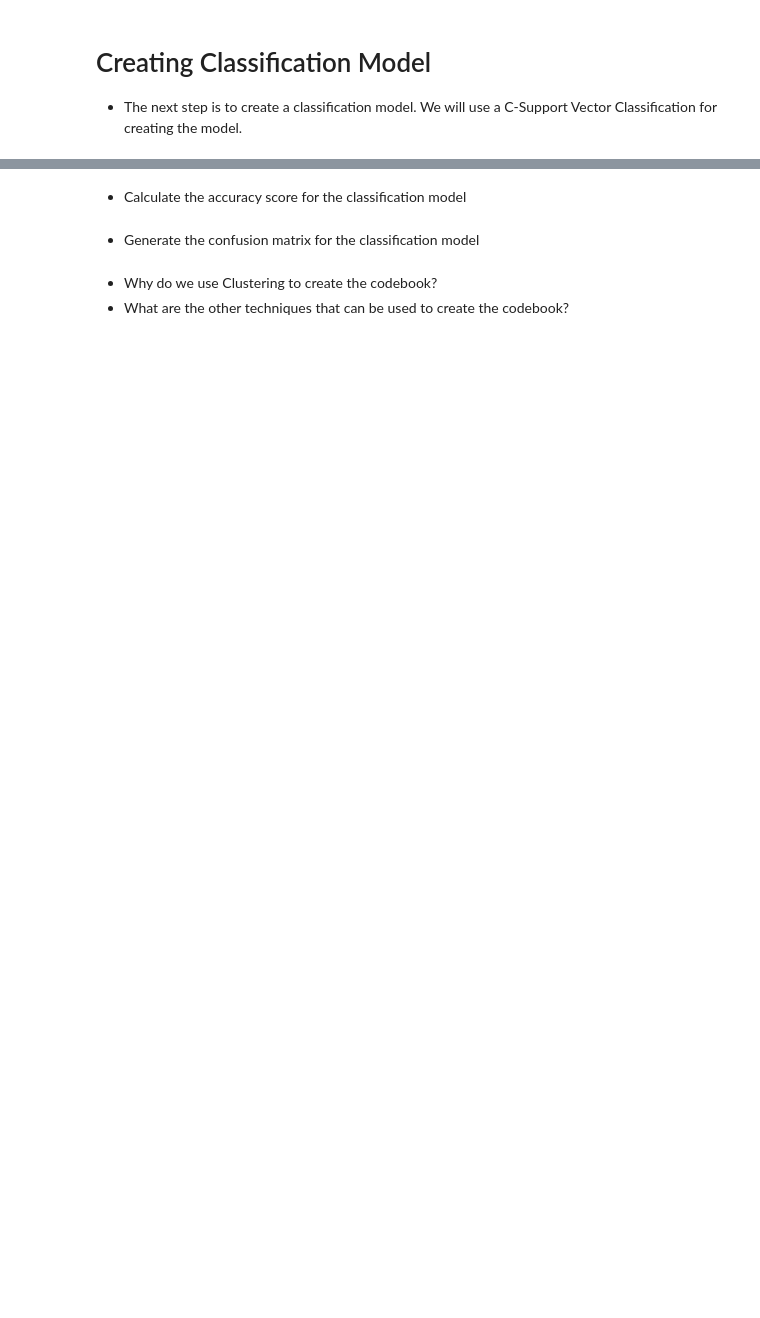
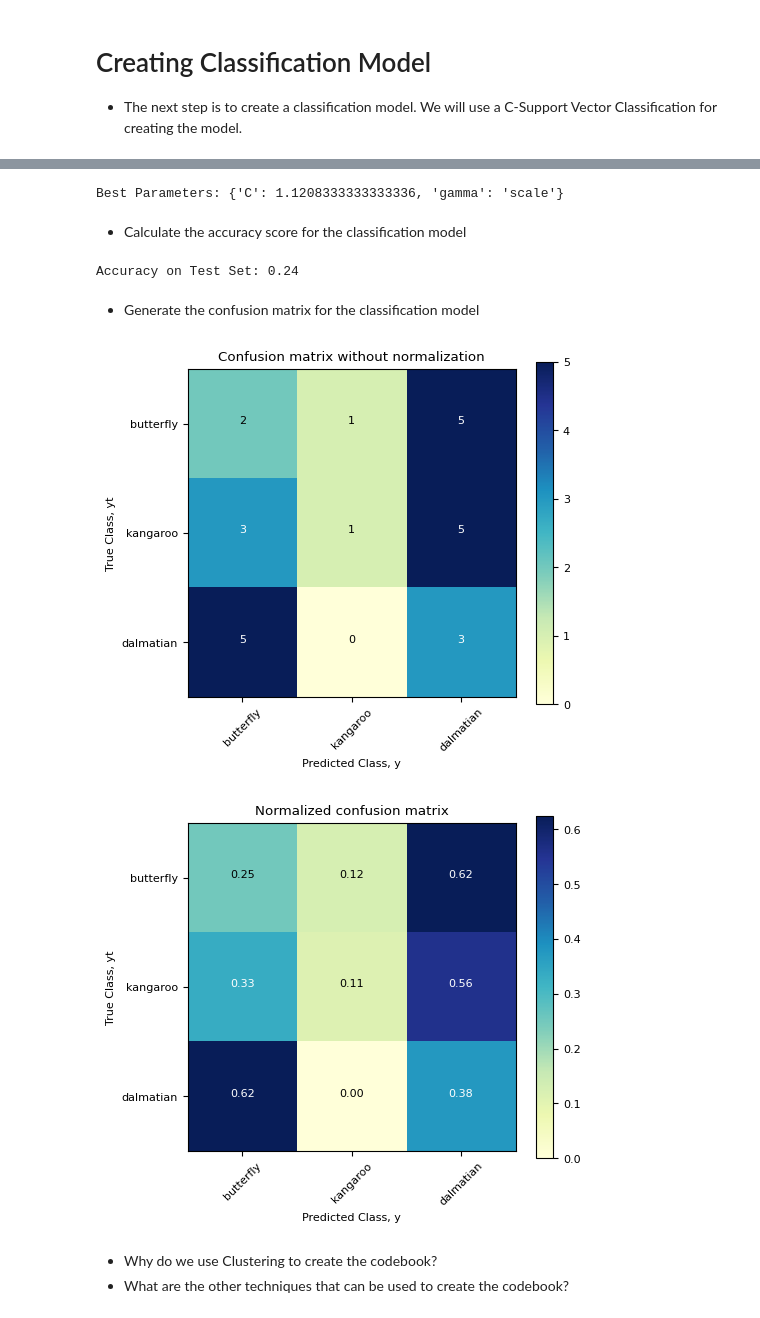
Before and after one commit to MarioROT/CV-MAI, a Jupyter notebook: Session 7/p7_1_image_classification_using_BoVW.ipynb, the cells around one changed output, grey strips where cells are left out. Cells and saved outputs as stored; diff of their text form; code cells hidden in the pictures; blank space fills up the shorter version.

```diff
--- a/Session 7/p7_1_image_classification_using_BoVW.ipynb
+++ b/Session 7/p7_1_image_classification_using_BoVW.ipynb
@@ -222,3 +224,10 @@ plt.show()
+# %%
+all_descriptors_test=all_descriptors_test.reshape(25*64,256)
+# %%
+#K-means
+predicted_test=[kmeans.predict(i.reshape(1, -1))[0] for i in all_descriptors_test]
+# %%
+test_rep=np.array(predicted_test).reshape((25, 64))
 # %% [markdown]
 
 # Creating Classification Model
@@ -254,2 +242,15 @@ from sklearn.metrics import accuracy_score
+# %%
+param_grid = {'C': np.linspace(0.1,5,num=25), 'gamma': [0.01, 0.1, 1,'scale','auto']}
+
+grid_search = GridSearchCV(SVC(), param_grid, cv=5, scoring='accuracy')
+grid_search.fit(train_rep, y_train)
+
+print("Best Parameters:", grid_search.best_params_)
+
+# Evaluate the model on the test set with the best parameters
+best_svc = grid_search.best_estimator_
+y_pred = best_svc.predict(test_rep)
+# %% [output]
+Best Parameters: {'C': 1.1208333333333336, 'gamma': 'scale'}
 # %% [markdown]
 *   Calculate the accuracy score for the classification model
@@ -258,2 +257,8 @@ from sklearn.metrics import accuracy_score
+# %%
+# solution
+accuracy = accuracy_score(y_test, y_pred)
+print("Accuracy on Test Set:", accuracy)
+# %% [output]
+Accuracy on Test Set: 0.24
 # %% [markdown]
 *   Generate the confusion matrix for the classification model
@@ -262,3 +265,11 @@ from sklearn.metrics import accuracy_score
+# %%
+# solution
+from sklearn.metrics import confusion_matrix
+cp.plot_confusion_matrix(confusion_matrix(y_test, y_pred),categories, (5,5), colors='YlGnBu', normalize=False, fsizes={'font':8})
+cp.plot_confusion_matrix(confusion_matrix(y_test, y_pred),categories, (5,5), colors='YlGnBu', normalize=True, fsizes={'font':8})
+# %% [output]
+[figure, added]
+[figure, added]
 # %% [markdown]
 *   Why do we use Clustering to create the codebook?
 *   What are the other techniques that can be used to create the codebook?
```
Also changed, not shown: parts of 50 cells of this notebook.
